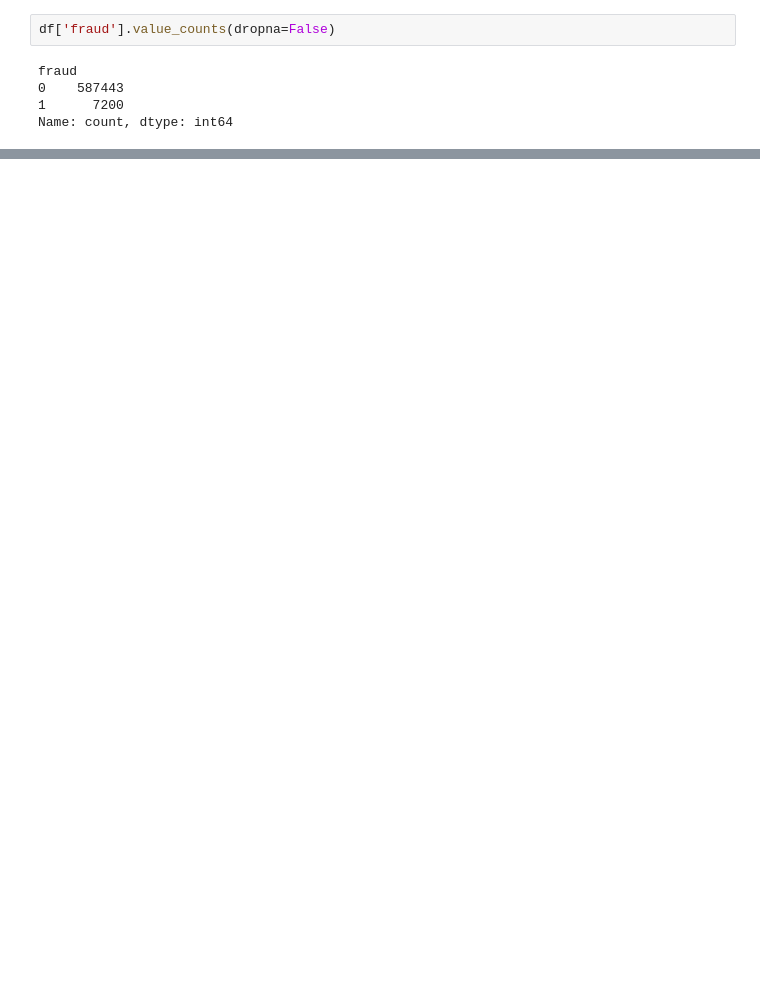
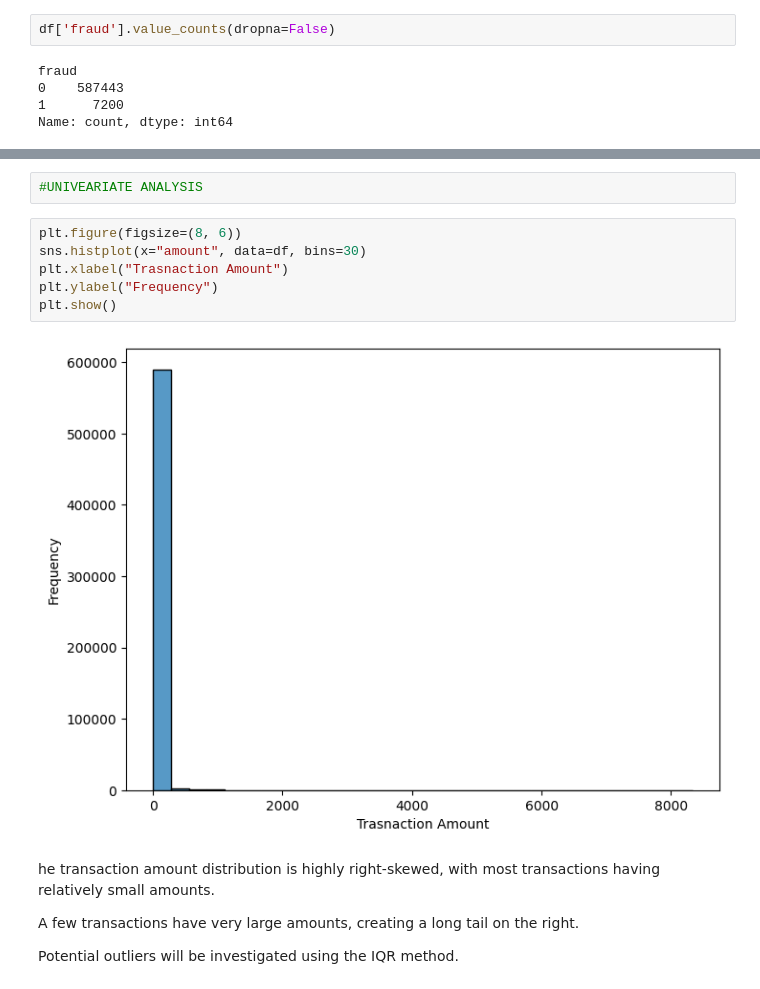
Before and after one commit to Ashwini8686/financial-transaction-fraud-detection, a Jupyter notebook: Notebook/Fraud_detection.ipynb, the cells around one changed output, grey strips where cells are left out. Cells and saved outputs as stored; diff of their text form; blank space fills up the shorter version.

Commit message:
Complete dataset audit and univariate analysis

```diff
--- a/Notebook/Fraud_detection.ipynb
+++ b/Notebook/Fraud_detection.ipynb
@@ -206,0 +357,16 @@ Name: count, dtype: int64
+# %%
+#UNIVEARIATE ANALYSIS
+# %%
+plt.figure(figsize=(8, 6))
+sns.histplot(x="amount", data=df, bins=30)
+plt.xlabel("Trasnaction Amount")
+plt.ylabel("Frequency")
+plt.show()
+# %% [output]
+[figure, added]
+# %% [markdown]
+he transaction amount distribution is highly right-skewed, with most transactions having relatively small amounts.
+
+A few transactions have very large amounts, creating a long tail on the right.
+
+Potential outliers will be investigated using the IQR method.
```
Also changed, not shown: parts of 39 cells of this notebook.
